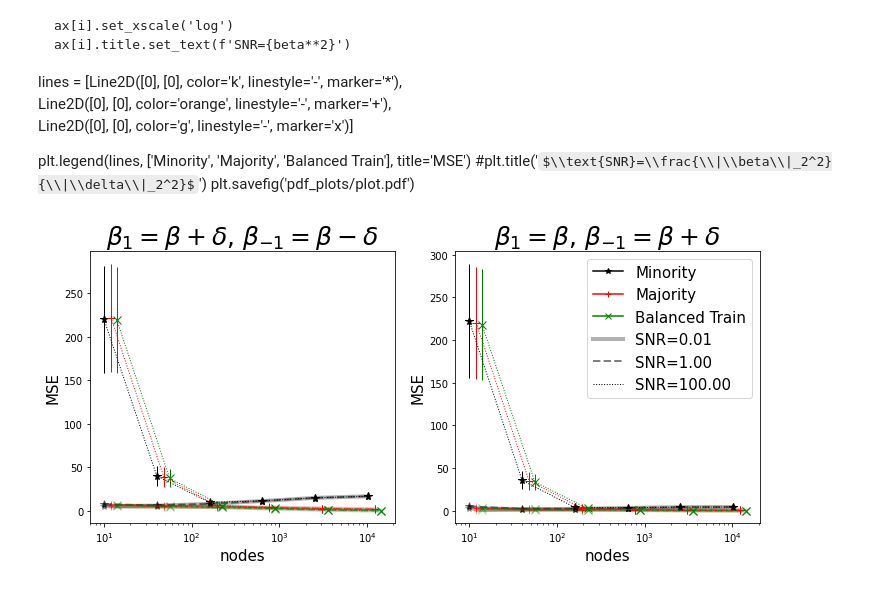
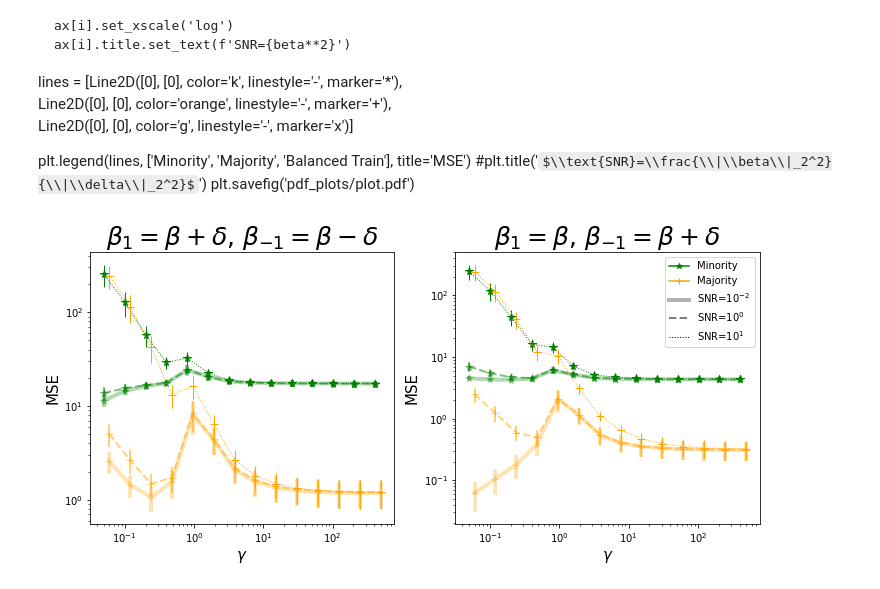
Before and after one commit to smaityumich/overparameterized-group-fairness, a Jupyter notebook: plots.ipynb, the cells around one changed output. Drawn from its saved outputs; the diff is of its cells as text; code cells hidden in the pictures; some formulas as TeX source.

```diff
--- a/plots.ipynb
+++ b/plots.ipynb
@@ -37,6 +139,6 @@ measure = ['train-mse', 'majority-mse', 'minority-mse']
 agg_dict = dict()
 for key in measure:
     agg_dict[key] = ['mean', 'std', 'count']
-result = df.groupby(['nodes', 'epochs'], as_index=False).agg(agg_dict)
+result = df.groupby(['setup', 'beta-norm',  'nodes'], as_index=False).agg(agg_dict)
 result
 # %% [output]
@@ -153,7 +158,0 @@ df1 = df.loc[df['epochs'] == 5000]
-# %%
-measure = ['train-mse', 'majority-mse', 'minority-mse']
-agg_dict = dict()
-for key in measure:
-    agg_dict[key] = ['mean', 'std', 'count']
-result = df1.groupby(['setup', 'beta-norm',  'nodes'], as_index=False).agg(agg_dict)
-result
@@ -201,48 +181,53 @@ plt.legend(lines, ['Minority', 'Majority', 'Balanced Train'], title='MSE')
 #plt.title('$\\text{SNR}=\\frac{\\|\\beta\\|_2^2}{\\|\\delta\\|_2^2}$')
 plt.savefig('pdf_plots/plot.pdf')
 # %%
-betas = [0.1, 1, 10]
+betas = [0.01, 1, 10]
 ltys = ['-', '--', ':']
 lws = [4, 2, 1]
 alphas = [0.3, 0.5, 1]
 add_on = 4 ** np.array(range(6))
-setups = ['same-core-over-envs', 'different-core-over-envs']
+#setups = ['same-core-over-envs', 'different-core-over-envs']
+setups = ['same-core', 'diff-core']
 names = ['$\\beta_{1} = \\beta + \\delta$, $\\beta_{-1} = \\beta - \\delta$',\
      '$\\beta_{1} = \\beta$, $\\beta_{-1} = \\beta + \\delta$']
 fig, ax = plt.subplots(1, 2, figsize = (12, 5), sharex=True)
 for s, (setup, name) in enumerate(zip(setups, names)):
     result_setup = result.loc[result['setup']==setup]
     for i, (beta, lty, lw, alpha) in enumerate(zip(betas, ltys, lws, alphas)):
         result1 = result_setup.loc[result['beta-norm']==beta]
         nodes, mean_minor, std_minor = result1['nodes'],\
             result1['minority-mse']['mean'], result1['minority-mse']['std']
 
         mean_major, std_major = result1['majority-mse']['mean'], result1['majority-mse']['std']
         mean_tr, std_tr = result1['train-mse']['mean'], result1['train-mse']['std']
 
-        ax[s].errorbar(nodes, mean_minor, std_minor, color = 'k', linestyle = lty,\
+        ax[s].errorbar(nodes/200, mean_minor, std_minor, color = 'g', linestyle = lty,\
              marker = '*', markersize = 8, lw = lw, alpha = alpha)
-        ax[s].errorbar(nodes * (1.2), mean_major, std_major, color = 'r', linestyle = lty,\
+        ax[s].errorbar(nodes * (1.2)/200, mean_major, std_major, color = 'orange', linestyle = lty,\
          marker = '+', markersize = 8, lw = lw, alpha = alpha)
-        ax[s].errorbar(nodes * (1.4), mean_tr, std_tr, color = 'g', linestyle = lty, marker = 'x',\
-         markersize = 8, lw = lw, alpha = alpha)
-        #ax[s].set_yscale('log')
+        #ax[s].errorbar(nodes * (1.4), mean_tr, std_tr, color = 'g', linestyle = lty, marker = 'x',\
+         #markersize = 8, lw = lw, alpha = alpha)
+        ax[s].set_yscale('log')
         ax[s].set_xscale('log')
-        ax[s].set_xlabel('nodes', fontsize = 15)
+        ax[s].set_xlabel('$\\gamma$', fontsize = 15)
         ax[s].set_ylabel('MSE', fontsize = 15)
         ax[s].set_title(name, fontsize = 25)
         #ax[s].set_ylim(0, 20)
 
 
-lines = [Line2D([0], [0], color='k', linestyle='-', marker='*'), \
-    Line2D([0], [0], color='r', linestyle='-', marker='+'), \
-        Line2D([0], [0], color='g', linestyle='-', marker='x')\
-        ]
-labels = ['Minority', 'Majority', 'Balanced Train']
+lines = [Line2D([0], [0], color='g', linestyle='-', marker='*'), \
+    Line2D([0], [0], color='orange', linestyle='-', marker='+')]#, \
+        #Line2D([0], [0], color='g', linestyle='-', marker='x')\
+        #]
+labels = ['Minority', 'Majority']#, 'Balanced Train']
 for i, (beta, lty, lw, alpha) in enumerate(zip(betas, ltys, lws, alphas)):
     lines.append(Line2D([0], [0], color='k', linestyle=lty, lw = lw, alpha = alpha))
-    labels.append('SNR=%.2f'%(beta**2))
-plt.legend(lines, labels, fontsize = 15)
+    j = i-1
+    if j == -1:
+        labels.append('SNR=$10^{-2}$')
+    else:
+        labels.append(f'SNR=$10^{j}$')
+plt.legend(lines, labels, fontsize = 10)
 plt.savefig('pdf_plots/plot.pdf')
 # %% [output]
-[figure, old version]
+[figure, new version]
```
Also changed, not shown: parts of 11 cells of this notebook, 4 other files.
